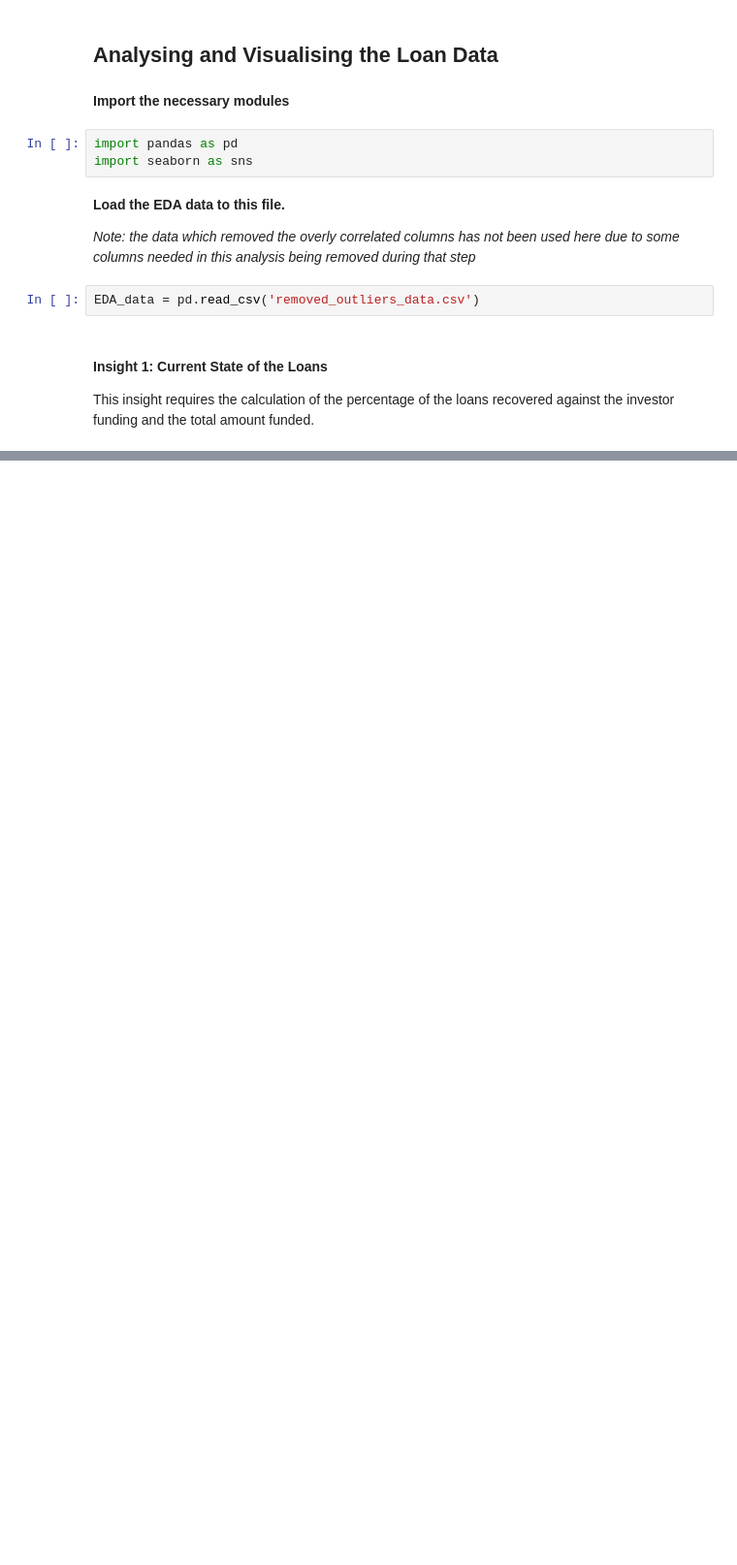
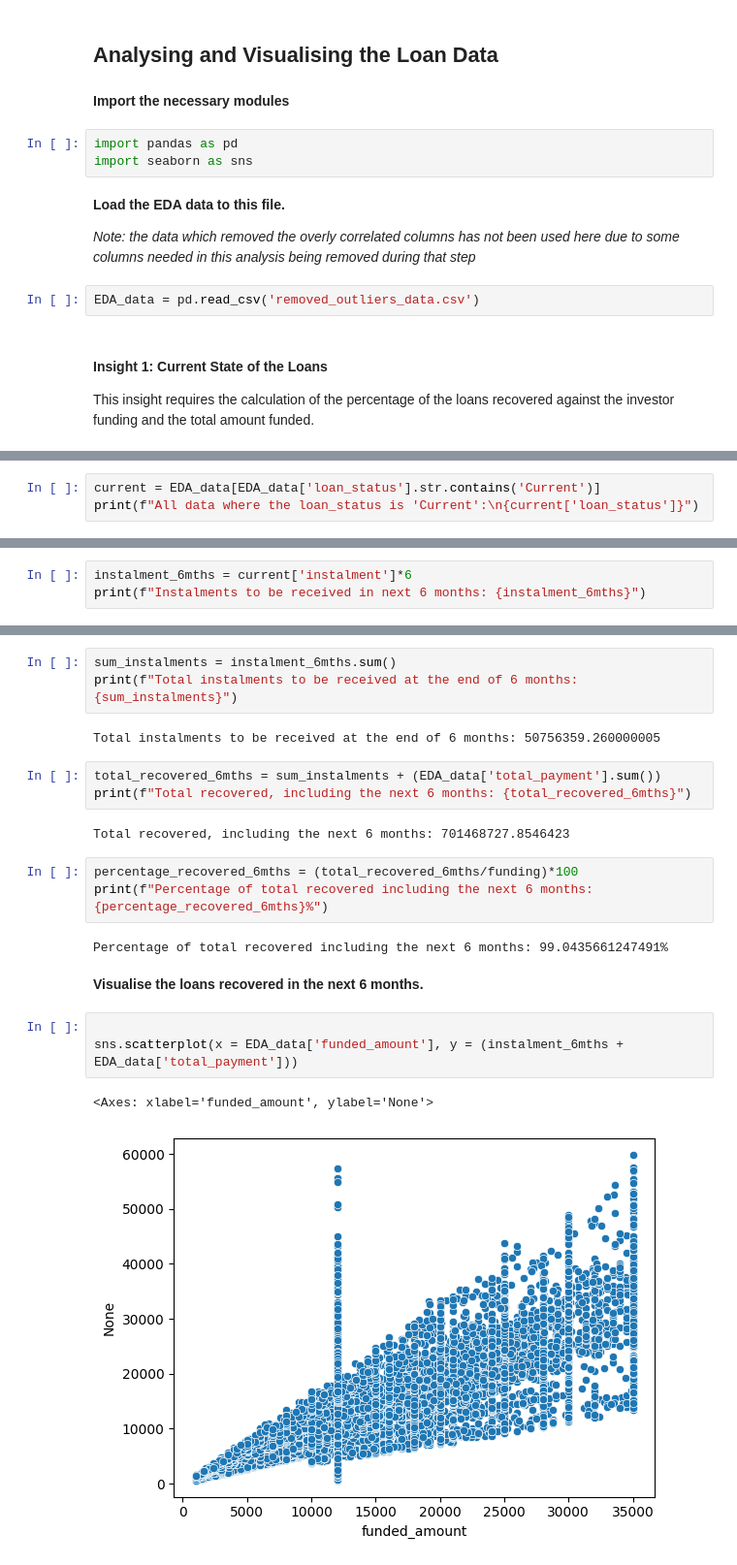
Before and after one commit to Shreeya-R/exploratory-data-analysis---customer-loans-in-finance, a Jupyter notebook: analysis_visualisation.ipynb, the cells around one changed output, grey strips where cells are left out. Shown at 97% size. Drawn from its saved outputs; the diff is of its cells as text; blank space fills up the shorter version.

```diff
--- a/analysis_visualisation.ipynb
+++ b/analysis_visualisation.ipynb
@@ -21,0 +69,3 @@ Total investor funding for the loans is 697351603.4909245.
+# %%
+current = EDA_data[EDA_data['loan_status'].str.contains('Current')]
+print(f"All data where the loan_status is 'Current':\n{current['loan_status']}")
@@ -21,0 +88,3 @@ Total investor funding for the loans is 697351603.4909245.
+# %%
+instalment_6mths = current['instalment']*6
+print(f"Instalments to be received in next 6 months: {instalment_6mths}")
@@ -21,0 +104,23 @@ Total investor funding for the loans is 697351603.4909245.
+# %%
+sum_instalments = instalment_6mths.sum()
+print(f"Total instalments to be received at the end of 6 months: {sum_instalments}")
+# %% [output]
+Total instalments to be received at the end of 6 months: 50756359.260000005
+# %%
+total_recovered_6mths = sum_instalments + (EDA_data['total_payment'].sum())
+print(f"Total recovered, including the next 6 months: {total_recovered_6mths}")
+# %% [output]
+Total recovered, including the next 6 months: 701468727.8546423
+# %%
+percentage_recovered_6mths = (total_recovered_6mths/funding)*100
+print(f"Percentage of total recovered including the next 6 months: {percentage_recovered_6mths}%")
+# %% [output]
+Percentage of total recovered including the next 6 months: 99.0435661247491%
+# %% [markdown]
+__Visualise the loans recovered in the next 6 months.__
+# %%
+
+sns.scatterplot(x = EDA_data['funded_amount'], y = (instalment_6mths + EDA_data['total_payment']))
+# %% [output]
+<Axes: xlabel='funded_amount', ylabel='None'>
+[figure, added]
```
Also changed, not shown: parts of 59 cells of this notebook.
